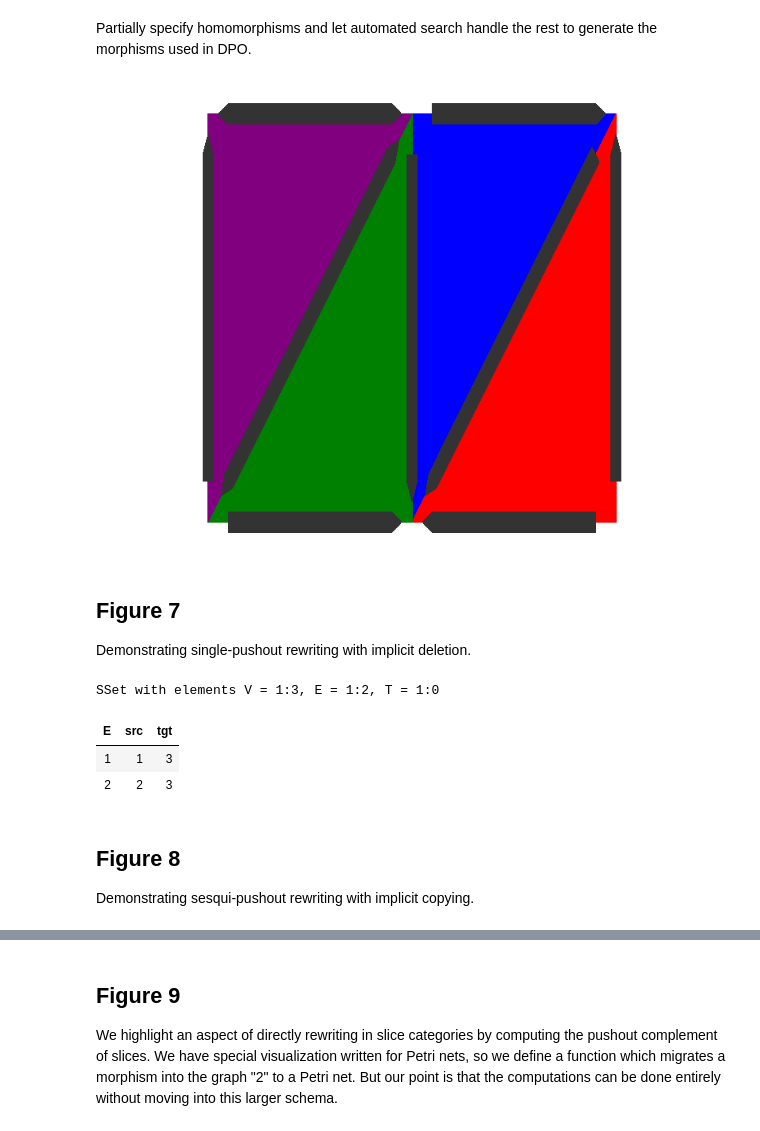
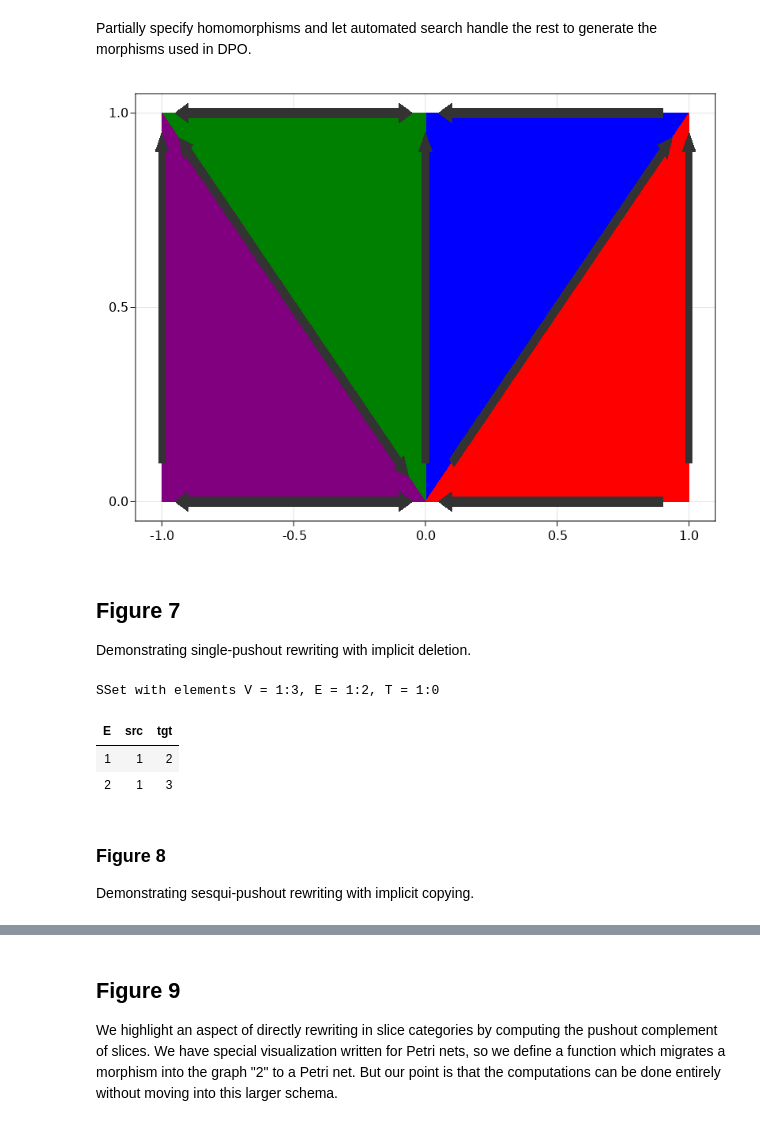
Before and after one commit to kris-brown/Computational-Category-Theoretic-Rewriting, a Jupyter notebook: Computational_Category_Theoretic_Rewriting.ipynb, the cells around one changed output, grey strips where cells are left out. Drawn from its saved outputs; the diff is of its cells as text; code cells hidden in the pictures.

```diff
--- a/Computational_Category_Theoretic_Rewriting.ipynb
+++ b/Computational_Category_Theoretic_Rewriting.ipynb
@@ -42,11 +51,11 @@ end
 
 quadrangle = @acset SSet begin
     T=2; E=5; V=4
-    d1=[1,4]
+    d1=[1,1]
     d2=[2,3]
-    d3=[5,5]
-    src=[1,1,2,2,3]
-    tgt=[4,3,3,4,4]
+    d3=[4,5]
+    src=[1,1,1,2,3]
+    tgt=[4,2,3,4,4]
 end
 # %% [output]
 SSet with elements V = 1:4, E = 1:5, T = 1:2
@@ -203,8 +169,8 @@ A single quadralateral edge flip with DPO rewriting. We first set up the objects
 L = quadrangle  # We defined quadrilateral above.
 I = @acset SSet begin
   E=4; V=4
-  src=[1,1,2,2]
-  tgt=[3,4,3,4]
+  src=[1,1,2,3]
+  tgt=[2,3,4,4]
 end
 plot_sset(I, quad_coords)
 # %% [output]
@@ -212,11 +178,11 @@ plot_sset(I, quad_coords)
 # %%
 R = @acset SSet begin
   T=2; E=5; V=4
-  d1=[2,1]
-  d2=[3,3]
-  d3=[4,5]
-  src=[1,1,1,2,2]
-  tgt=[3,4,2,4,3]
+  d1=[2,3]
+  d2=[1,5]
+  d3=[5,4]
+  src=[1,1,2,3,2]
+  tgt=[2,3,4,4,3]
 end
 plot_sset(R, quad_coords, [:brown, :purple])
 # %% [output]
@@ -224,8 +190,9 @@ plot_sset(R, quad_coords, [:brown, :purple])
 # %%
 # construct G via pushout: glue two quads by a common edge
 edge = @acset SSet begin E=1; V=2; src=[1]; tgt=[2] end
-edge_quad = homomorphism(edge, L; initial=Dict([:V=>[1,4]]))
-G = apex(pushout(edge_quad, edge_quad))
-six_coords = vcat([(0.,0.),(1.,1.),(1.,0.),(0.,1.),(-1.,1.),(-1.,0.),])
+edge_left = homomorphism(edge, L; initial=Dict([:V=>[1,3]]))
+edge_right = homomorphism(edge, L; initial=Dict([:V=>[2,4]]))
+G = apex(pushout(edge_left, edge_right))
+six_coords = vcat(quad_coords,[(-1.,1.,0.),(-1.,0.,0.),])
 plot_sset(G, six_coords)
 # %% [output]
@@ -235,32 +202,33 @@ Partially specify homomorphisms and let automated search handle the rest to gene
 # %%
 r = homomorphism(I, R; monic=true)
 l = homomorphism(I, L; monic=true)
 # Perform rewrite
 res =  rewrite(l, r, G; monic=true) # homomorphism search will find a match, if any
-six_coords = vcat([(0.,0.),(1.,1.),(1.,0.),(0.,1.),(-1.,1.),(-1.,0.),])
 plot_sset(res, six_coords)
 # %% [output]
-[figure, old version]
+[figure, new version]
 # %% [markdown]
 ## Figure 7
 Demonstrating single-pushout rewriting with implicit deletion.
 # %%
-L = @acset SSet begin
+Tri = @acset SSet begin
     T=1; E=3; V=3;
     d1=[1]; d2=[2]; d3=[3];
     src=[1,1,2]; tgt=[3,2,3]
 end
-l = homomorphism(edge, L)
+L = Tri
+l = homomorphisms(edge, L)[2]
 r = id(edge)
 m = homomorphism(L, quadrangle)
+can_pushout_complement(l, m)
 !can_pushout_complement(l, m) || error("Check that this does not make sense for DPO")
 single_pushout_rewrite(l,r,m)
 # %% [output]
 SSet with elements V = 1:3, E = 1:2, T = 1:0
 | E | src | tgt |
-| 1 | 1 | 3 |
-| 2 | 2 | 3 |
+| 1 | 1 | 2 |
+| 2 | 1 | 3 |
 # %% [markdown]
-## Figure 8
+### Figure 8
 Demonstrating sesqui-pushout rewriting with implicit copying.
 # %%
```
Also changed, not shown: parts of 18 cells of this notebook, 2 other files.
